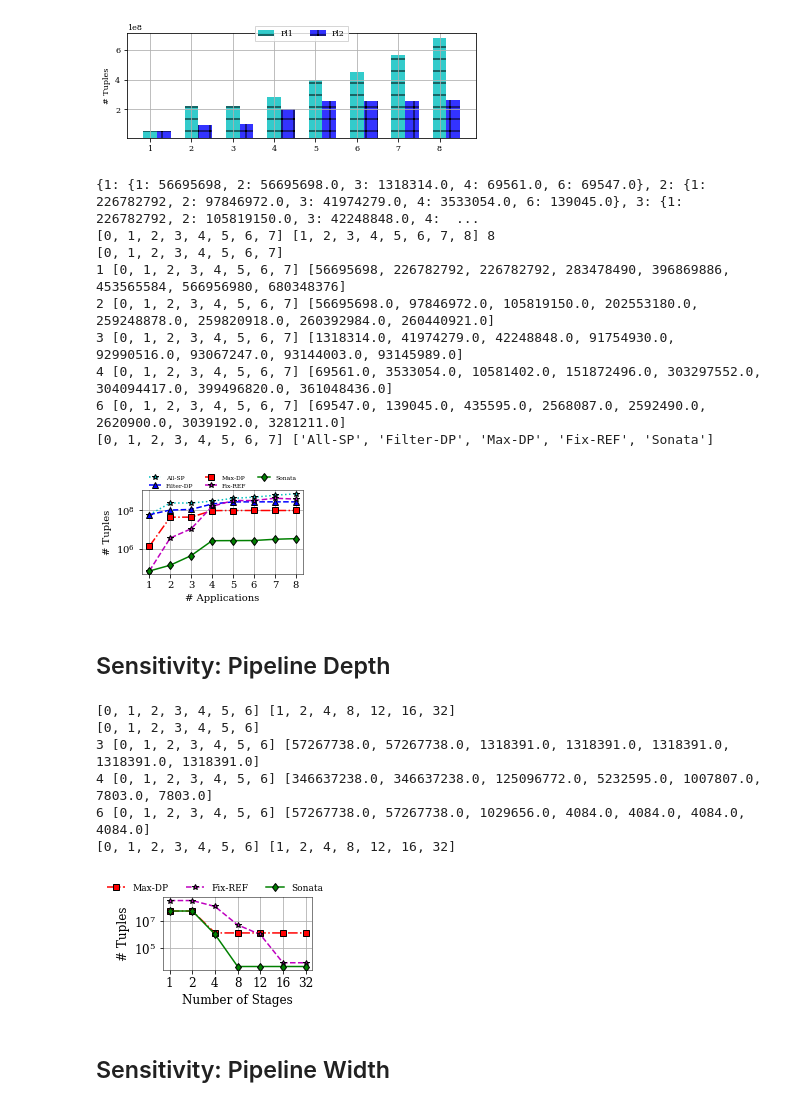
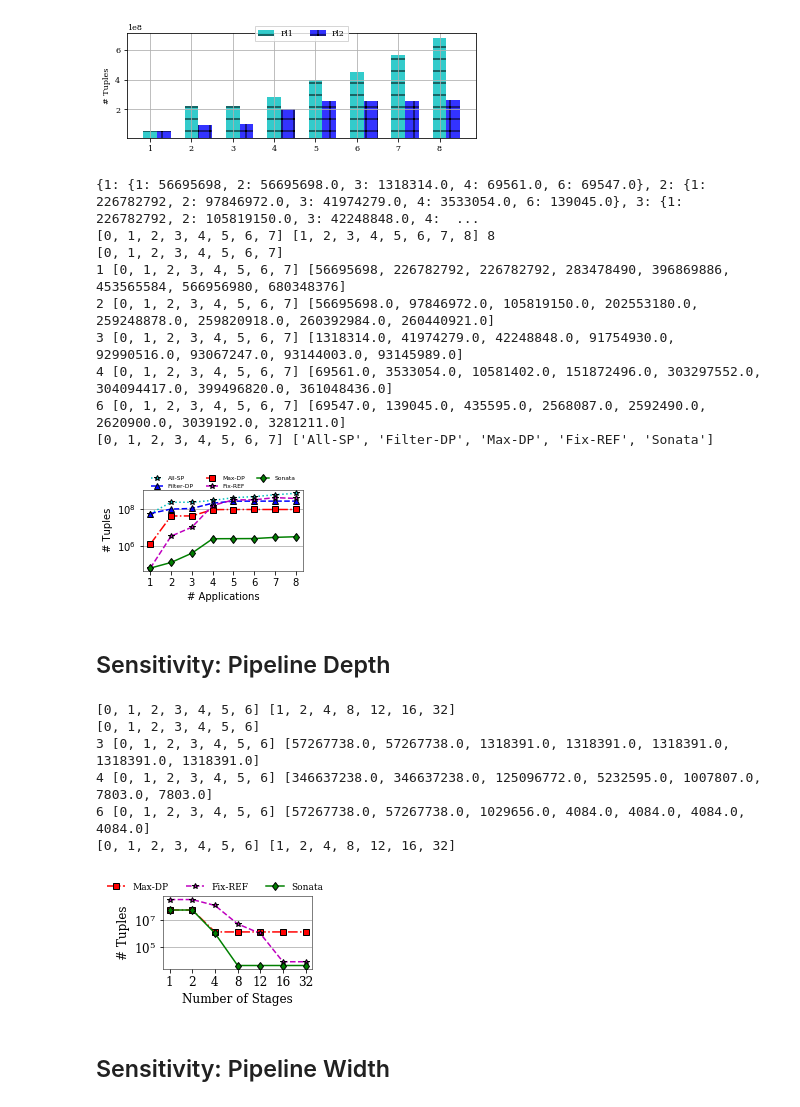
Before and after one commit to agupta13/SONATA-DEV, a Jupyter notebook: analysis/performance_eval/plot_results/plot_results.ipynb, the cells around one changed output. Drawn from its saved outputs; the diff is of its cells as text; code cells hidden in the pictures.

```diff
--- a/analysis/performance_eval/plot_results/plot_results.ipynb
+++ b/analysis/performance_eval/plot_results/plot_results.ipynb
@@ -15,7 +15,7 @@ matplotlib.use('Agg')
 # matplotlib.rcParams['ps.fonttype'] = 42
 matplotlib.rcParams['figure.figsize']= [3.125, 1.93]
 # matplotlib.rcParams['text.usetex'] = True
-matplotlib.rcParams['font.family']= 'serif'
+matplotlib.rcParams['font.family']= 'Times'
 # matplotlib.rcParams['font.sans-serif']='Times'
 matplotlib.rcParams['font.size']= 8
 # matplotlib.rcParams['figure.figsize']= [3.125, 1.93]  # Golden ratio
@@ -366,7 +366,8 @@ def draw_plots(data, modes, modes_2_labels):
     print ticks, [modes_2_labels[mode] for mode in modes]
     plt.xticks(ticks, [ids_2_labels[qid] for qid in qids], rotation=15)
     plt.yticks([1, 1000, 10000, 100000, 1000000,10000000], [1, 1000, 10000, 100000, 1000000,10000000])
-    ax.grid(True)
+#     ax.grid(True)
+    ax.yaxis.grid(True)
     #ax.set_xlim(xmax=5.25)
     ax.set_yscale("log", nonposy='clip')
     ax.set_ylim(ymin=1)
@@ -546,35 +547,36 @@ def draw_plots(data, modes, modes_2_labels):
     plt.xlabel('# Applications')
     plt.ylabel('# Tuples')
 
     print ticks, [modes_2_labels[mode] for mode in modes]
     plt.xticks(ticks, n_queries, rotation=0)
-    ax.grid(True)
+#     ax.grid(True)
+    ax.yaxis.grid(True)
     #ax.set_xlim(xmax=5.25)
     ax.set_yscale("log", nonposy='clip')
     ax.set_ylim(ymin=50000)
     ax.legend(loc='upper center', bbox_to_anchor=(0.5, 1.24),
               ncol=3, fancybox=False, shadow=False, frameon=False)
     fname = "/Users/arpit/Documents/nsdi18/writing/figures/multi_query_analysis_log.eps"
     plt.tight_layout()
     plot_name = fname
     pl.savefig(plot_name)
     plt.show()
     pass
 
 plot_data = get_plot_data(data, modes)
 print plot_data
 draw_plots(plot_data, modes, modes_2_labels)
 # %% [output]
 {1: {1: 56695698, 2: 56695698.0, 3: 1318314.0, 4: 69561.0, 6: 69547.0}, 2: {1: 226782792, 2: 97846972.0, 3: 41974279.0, 4: 3533054.0, 6: 139045.0}, 3: {1: 226782792, 2: 105819150.0, 3: 42248848.0, 4:  ...
 [0, 1, 2, 3, 4, 5, 6, 7] [1, 2, 3, 4, 5, 6, 7, 8] 8
 [0, 1, 2, 3, 4, 5, 6, 7]
 1 [0, 1, 2, 3, 4, 5, 6, 7] [56695698, 226782792, 226782792, 283478490, 396869886, 453565584, 566956980, 680348376]
 2 [0, 1, 2, 3, 4, 5, 6, 7] [56695698.0, 97846972.0, 105819150.0, 202553180.0, 259248878.0, 259820918.0, 260392984.0, 260440921.0]
 3 [0, 1, 2, 3, 4, 5, 6, 7] [1318314.0, 41974279.0, 42248848.0, 91754930.0, 92990516.0, 93067247.0, 93144003.0, 93145989.0]
 4 [0, 1, 2, 3, 4, 5, 6, 7] [69561.0, 3533054.0, 10581402.0, 151872496.0, 303297552.0, 304094417.0, 399496820.0, 361048436.0]
 6 [0, 1, 2, 3, 4, 5, 6, 7] [69547.0, 139045.0, 435595.0, 2568087.0, 2592490.0, 2620900.0, 3039192.0, 3281211.0]
 [0, 1, 2, 3, 4, 5, 6, 7] ['All-SP', 'Filter-DP', 'Max-DP', 'Fix-REF', 'Sonata']
-[figure, old version]
+[figure, new version]
 # %% [markdown]
 ## Sensitivity: Pipeline Depth
 # %%
@@ -634,7 +636,7 @@ def draw_plots(data, modes, modes_2_labels):
 
     print ticks, qids
     plt.xticks(ticks, qids)
-    ax.grid(True)
+    ax.yaxis.grid(True)
     #ax.set_xlim(xmax=5.25)
     ax.set_yscale("log", nonposy='clip')
 #     ax.set_xlim(xmin=0.75)
@@ -656,7 +658,7 @@ draw_plots(data, modes, modes_2_labels)
 4 [0, 1, 2, 3, 4, 5, 6] [346637238.0, 346637238.0, 125096772.0, 5232595.0, 1007807.0, 7803.0, 7803.0]
 6 [0, 1, 2, 3, 4, 5, 6] [57267738.0, 57267738.0, 1029656.0, 4084.0, 4084.0, 4084.0, 4084.0]
 [0, 1, 2, 3, 4, 5, 6] [1, 2, 4, 8, 12, 16, 32]
-[figure, old version]
+[figure, new version]
 # %% [markdown]
 ## Sensitivity: Pipeline Width
 # %%
```
Also changed, not shown: parts of 8 cells of this notebook.
